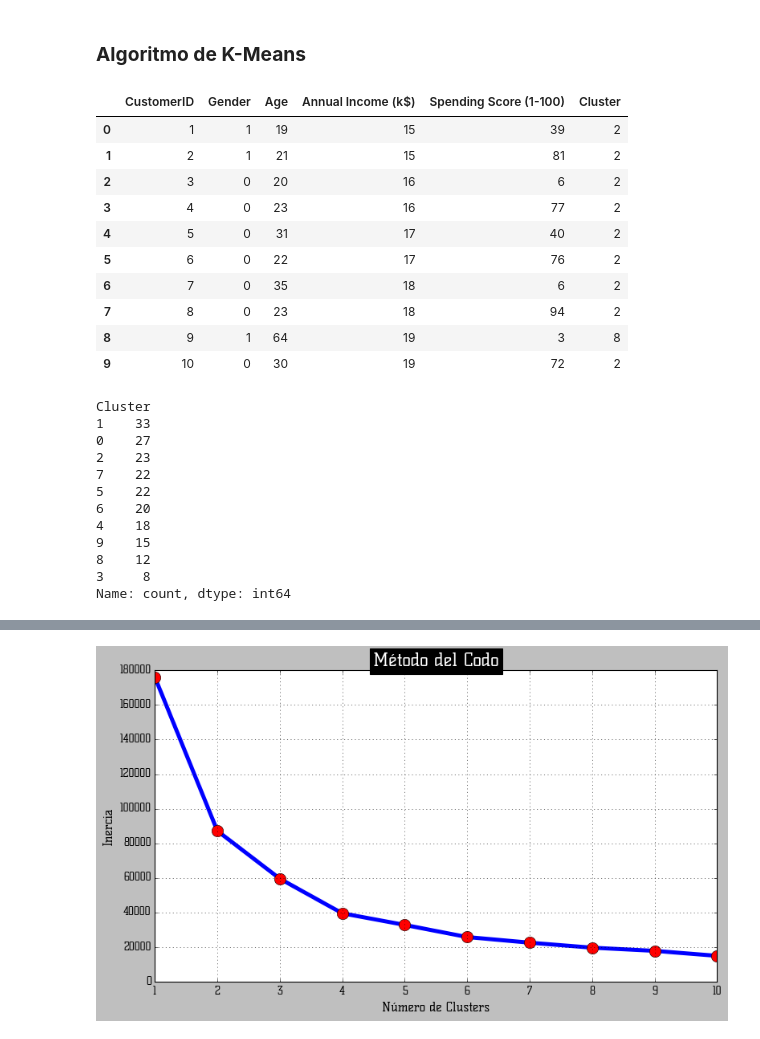
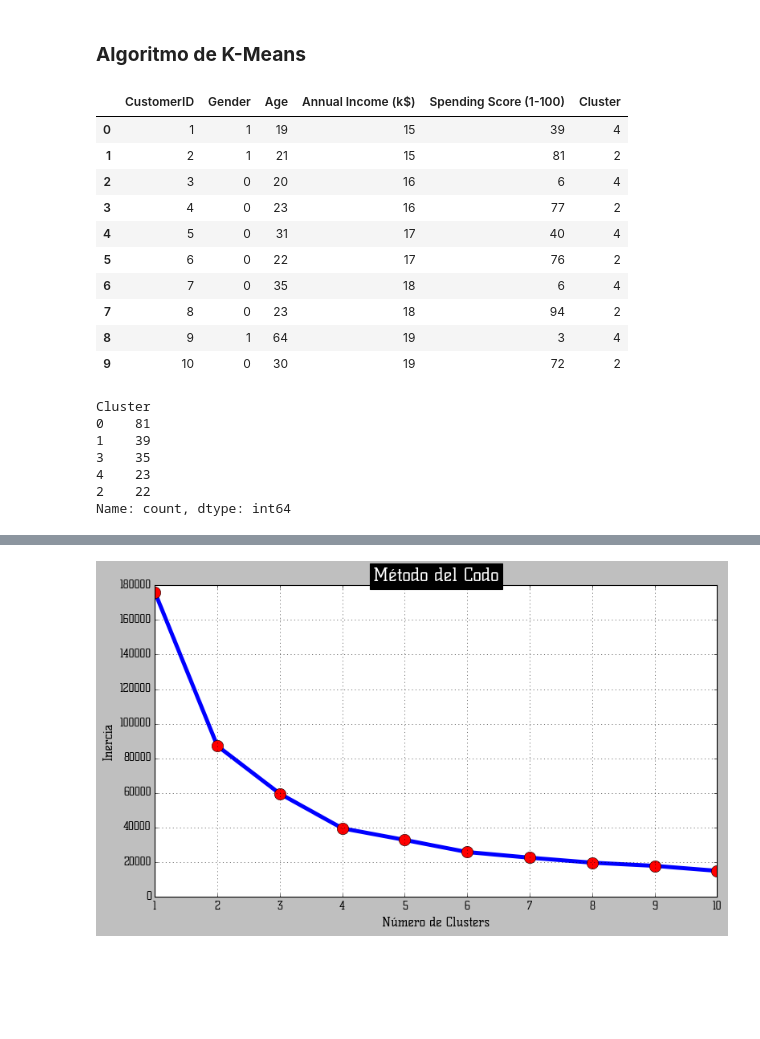
Before and after one commit to Jesus-David-Rangel/Customers-Segmentation-Analysis, a Jupyter notebook: main.ipynb, the cells around one changed output, grey strips where cells are left out. Drawn from its saved outputs; the diff is of its cells as text; code cells hidden in the pictures; blank space fills up the shorter version.

Commit message:
Optimizacion de clusters

```diff
--- a/main.ipynb
+++ b/main.ipynb
@@ -292,53 +292,48 @@ plt.show()
 # %%
 from sklearn.cluster import KMeans
 from sklearn.feature_selection import SelectKBest, f_classif
 from sklearn.preprocessing import StandardScaler
 
 # Escalar los datos
 scaler = StandardScaler()
 df_scaled = scaler.fit_transform(df.drop('CustomerID', axis=1))
 
 # Seleccionar las características más relevantes
 selector = SelectKBest(score_func=f_classif, k=2)
 selector.fit(df_scaled, df['Spending Score (1-100)'])
 selected_features = selector.get_support(indices=True)
 
 # Crear un nuevo DataFrame con las características seleccionadas
 df_selected = df.iloc[:, selected_features]
 
 # Aplicar K-means con las características seleccionadas
-kmeans = KMeans(n_clusters=10, random_state=42)
+kmeans = KMeans(n_clusters=5, random_state=42)
 df['Cluster'] = kmeans.fit_predict(df_selected)
 
 # Ver los primeros registros con los clusters asignados
 df.head(10)
 # %% [output]
 |  | CustomerID | Gender | Age | Annual Income (k$) | Spending Score (1-100) | Cluster |
-| 0 | 1 | 1 | 19 | 15 | 39 | 2 |
+| 0 | 1 | 1 | 19 | 15 | 39 | 4 |
 | 1 | 2 | 1 | 21 | 15 | 81 | 2 |
-| 2 | 3 | 0 | 20 | 16 | 6 | 2 |
+| 2 | 3 | 0 | 20 | 16 | 6 | 4 |
 | 3 | 4 | 0 | 23 | 16 | 77 | 2 |
-| 4 | 5 | 0 | 31 | 17 | 40 | 2 |
+| 4 | 5 | 0 | 31 | 17 | 40 | 4 |
 | 5 | 6 | 0 | 22 | 17 | 76 | 2 |
-| 6 | 7 | 0 | 35 | 18 | 6 | 2 |
+| 6 | 7 | 0 | 35 | 18 | 6 | 4 |
 | 7 | 8 | 0 | 23 | 18 | 94 | 2 |
-| 8 | 9 | 1 | 64 | 19 | 3 | 8 |
+| 8 | 9 | 1 | 64 | 19 | 3 | 4 |
 | 9 | 10 | 0 | 30 | 19 | 72 | 2 |
 # %%
 # Ver todos los clusters asignados
 df['Cluster'].value_counts()
 # %% [output]
 Cluster
-1    33
-0    27
-2    23
-7    22
-5    22
-6    20
-4    18
-9    15
-8    12
-3     8
+0    81
+1    39
+3    35
+4    23
+2    22
 Name: count, dtype: int64
 # %%
 df_selected.head(10)
```
Also changed, not shown: parts of 7 cells of this notebook.
